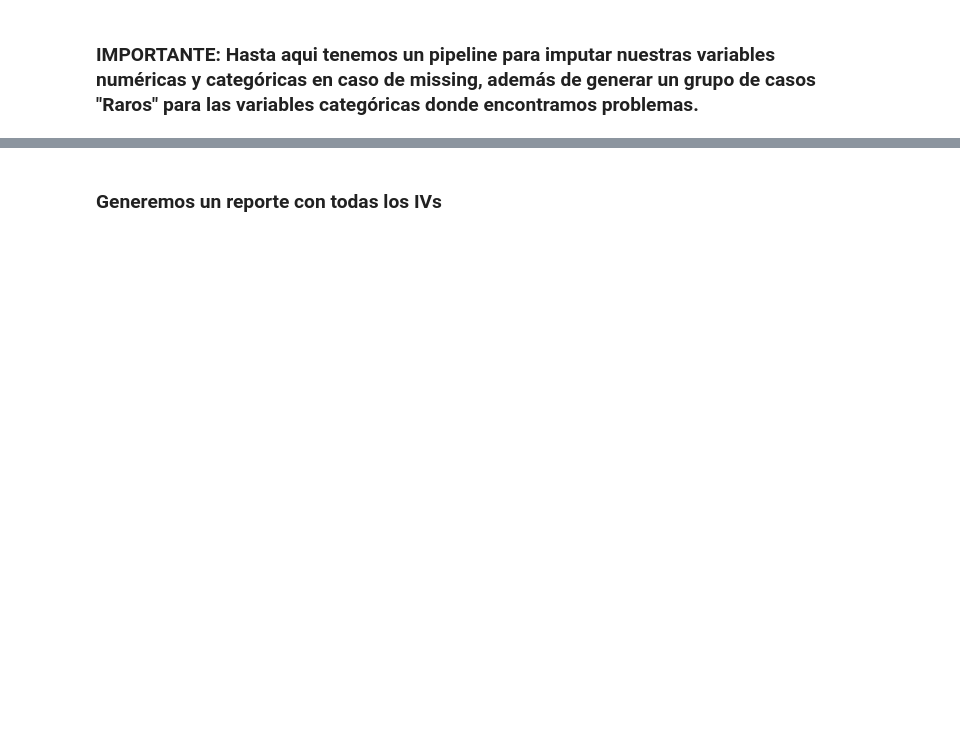
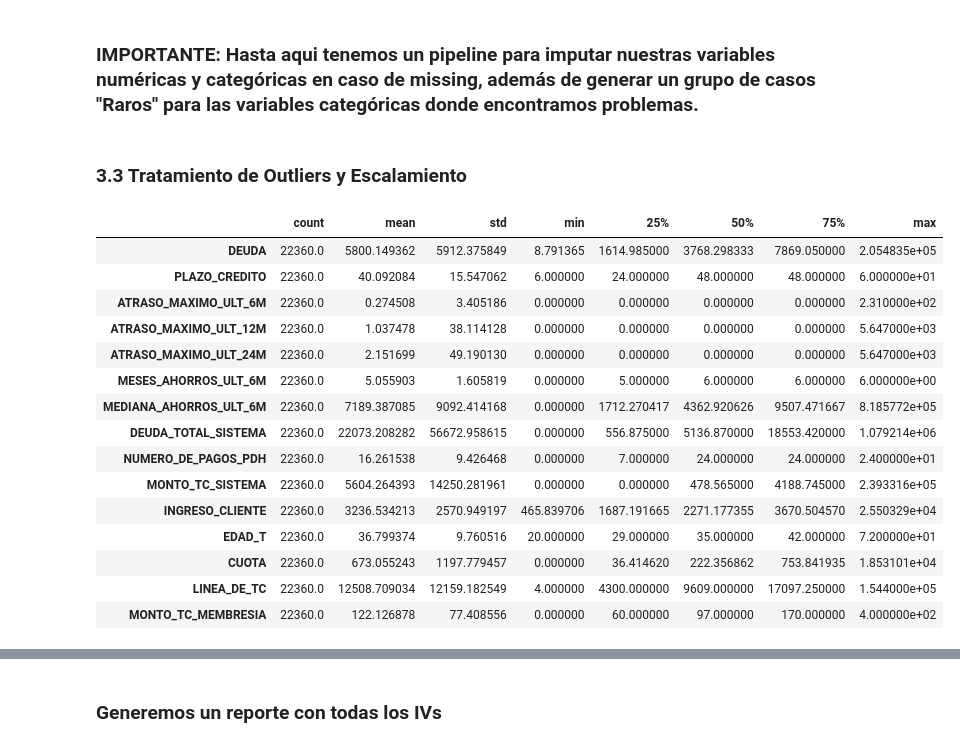
Before and after one commit to jpantojaj/CreditScoring, a Jupyter notebook: Sesión_6_11_Desarrollo_Calibracion_Validación_Modelo.ipynb, the cells around one changed output, grey strips where cells are left out. Saved outputs shown, nothing was run; the diff lists cells and outputs as text; code cells hidden in the pictures; blank space fills up the shorter version.

```diff
--- a/Sesión_6_11_Desarrollo_Calibracion_Validación_Modelo.ipynb
+++ b/Sesión_6_11_Desarrollo_Calibracion_Validación_Modelo.ipynb
@@ -886,2 +1041,23 @@ print('El nro de categorias que aparecen en el test y no en el train es', len(un
 # %% [markdown]
 ### IMPORTANTE: Hasta aqui tenemos un pipeline para imputar nuestras variables numéricas y categóricas en caso de missing, además de generar un grupo de casos "Raros" para las variables categóricas donde encontramos problemas.
+# %% [markdown]
+### 3.3 Tratamiento de Outliers y Escalamiento
+# %%
+X_train_t.describe().transpose()
+# %% [output]
+|  | count | mean | std | min | 25% | 50% | 75% | max |
+| DEUDA | 22360.0 | 5800.149362 | 5912.375849 | 8.791365 | 1614.985000 | 3768.298333 | 7869.050000 | 2.054835e+05 |
+| PLAZO_CREDITO | 22360.0 | 40.092084 | 15.547062 | 6.000000 | 24.000000 | 48.000000 | 48.000000 | 6.000000e+01 |
+| ATRASO_MAXIMO_ULT_6M | 22360.0 | 0.274508 | 3.405186 | 0.000000 | 0.000000 | 0.000000 | 0.000000 | 2.310000e+02 |
+| ATRASO_MAXIMO_ULT_12M | 22360.0 | 1.037478 | 38.114128 | 0.000000 | 0.000000 | 0.000000 | 0.000000 | 5.647000e+03 |
+| ATRASO_MAXIMO_ULT_24M | 22360.0 | 2.151699 | 49.190130 | 0.000000 | 0.000000 | 0.000000 | 0.000000 | 5.647000e+03 |
+| MESES_AHORROS_ULT_6M | 22360.0 | 5.055903 | 1.605819 | 0.000000 | 5.000000 | 6.000000 | 6.000000 | 6.000000e+00 |
+| MEDIANA_AHORROS_ULT_6M | 22360.0 | 7189.387085 | 9092.414168 | 0.000000 | 1712.270417 | 4362.920626 | 9507.471667 | 8.185772e+05 |
+| DEUDA_TOTAL_SISTEMA | 22360.0 | 22073.208282 | 56672.958615 | 0.000000 | 556.875000 | 5136.870000 | 18553.420000 | 1.079214e+06 |
+| NUMERO_DE_PAGOS_PDH | 22360.0 | 16.261538 | 9.426468 | 0.000000 | 7.000000 | 24.000000 | 24.000000 | 2.400000e+01 |
+| MONTO_TC_SISTEMA | 22360.0 | 5604.264393 | 14250.281961 | 0.000000 | 0.000000 | 478.565000 | 4188.745000 | 2.393316e+05 |
+| INGRESO_CLIENTE | 22360.0 | 3236.534213 | 2570.949197 | 465.839706 | 1687.191665 | 2271.177355 | 3670.504570 | 2.550329e+04 |
+| EDAD_T | 22360.0 | 36.799374 | 9.760516 | 20.000000 | 29.000000 | 35.000000 | 42.000000 | 7.200000e+01 |
+| CUOTA | 22360.0 | 673.055243 | 1197.779457 | 0.000000 | 36.414620 | 222.356862 | 753.841935 | 1.853101e+04 |
+| LINEA_DE_TC | 22360.0 | 12508.709034 | 12159.182549 | 4.000000 | 4300.000000 | 9609.000000 | 17097.250000 | 1.544000e+05 |
+| MONTO_TC_MEMBRESIA | 22360.0 | 122.126878 | 77.408556 | 0.000000 | 60.000000 | 97.000000 | 170.000000 | 4.000000e+02 |
```
Also changed, not shown: parts of 195 cells of this notebook.
